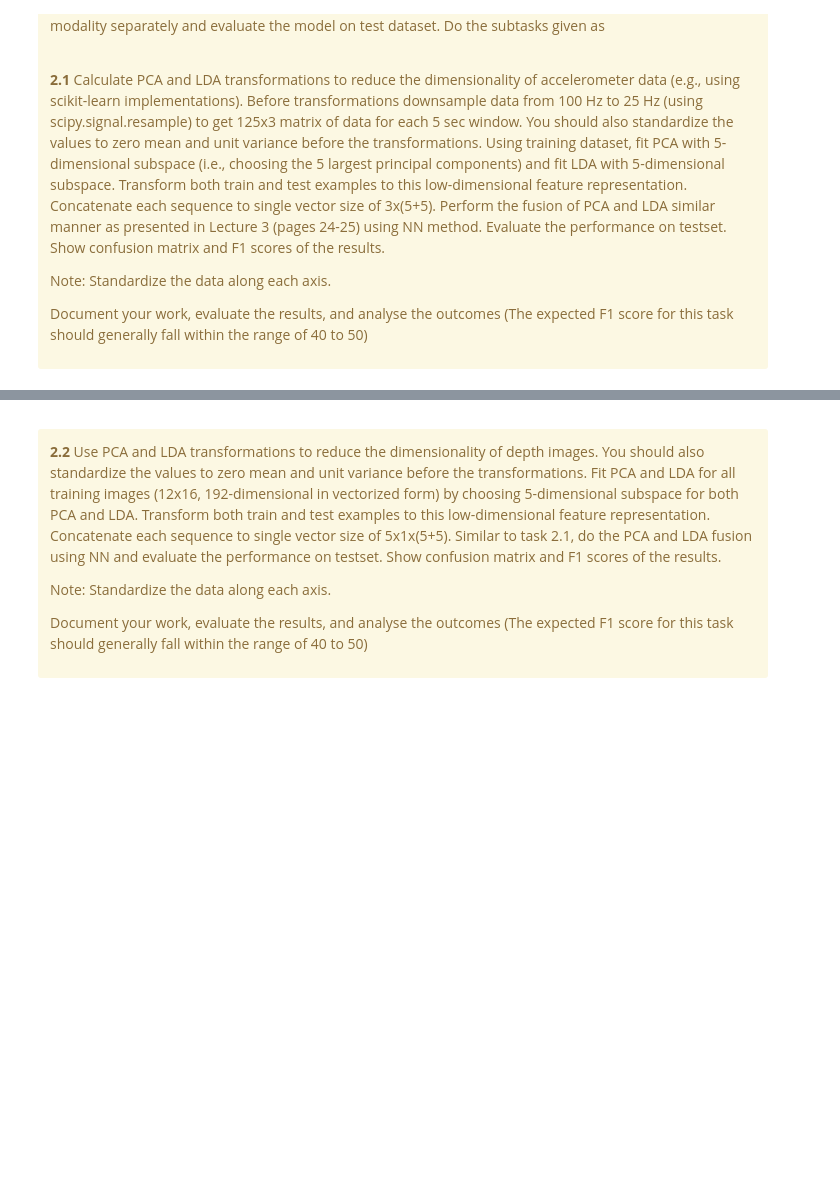
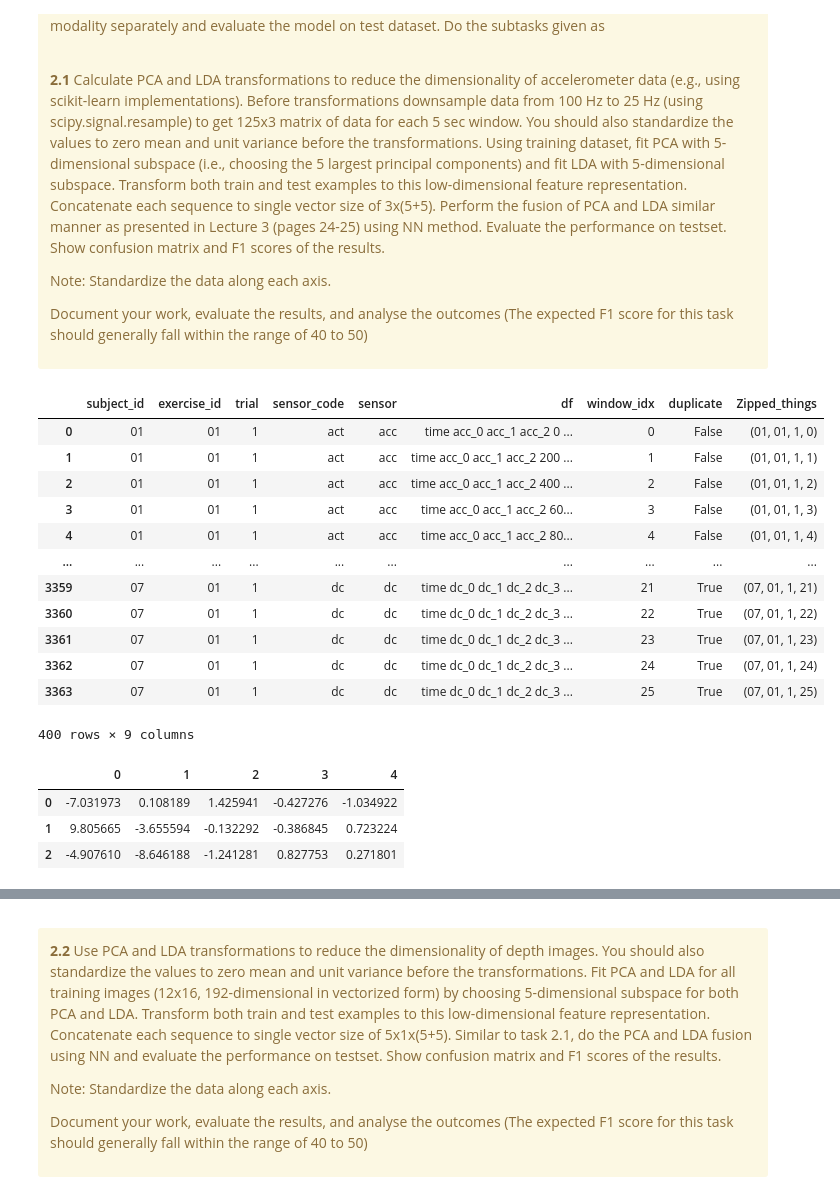
Before and after one commit to dHoundenko/Multi-Modal-Classification, a Jupyter notebook: project-work-MEx-classification.ipynb, the cells around one changed output, grey strips where cells are left out. Cells and saved outputs as stored; diff of their text form; code cells hidden in the pictures; blank space fills up the shorter version.

```diff
--- a/project-work-MEx-classification.ipynb
+++ b/project-work-MEx-classification.ipynb
@@ -358,0 +362,23 @@ time = np.arange(0,4990,40)
+# %%
+training_data[training_data['exercise_id'] == '01']
+# %% [output]
+|  | subject_id | exercise_id | trial | sensor_code | sensor | df | window_idx | duplicate | Zipped_things |
+| 0 | 01 | 01 | 1 | act | acc | time acc_0 acc_1 acc_2 0 ... | 0 | False | (01, 01, 1, 0) |
+| 1 | 01 | 01 | 1 | act | acc | time acc_0 acc_1 acc_2 200 ... | 1 | False | (01, 01, 1, 1) |
+| 2 | 01 | 01 | 1 | act | acc | time acc_0 acc_1 acc_2 400 ... | 2 | False | (01, 01, 1, 2) |
+| 3 | 01 | 01 | 1 | act | acc | time acc_0 acc_1 acc_2 60... | 3 | False | (01, 01, 1, 3) |
+| 4 | 01 | 01 | 1 | act | acc | time acc_0 acc_1 acc_2 80... | 4 | False | (01, 01, 1, 4) |
+| ... | ... | ... | ... | ... | ... | ... | ... | ... | ... |
+| 3359 | 07 | 01 | 1 | dc | dc | time dc_0 dc_1 dc_2 dc_3 ... | 21 | True | (07, 01, 1, 21) |
+| 3360 | 07 | 01 | 1 | dc | dc | time dc_0 dc_1 dc_2 dc_3 ... | 22 | True | (07, 01, 1, 22) |
+| 3361 | 07 | 01 | 1 | dc | dc | time dc_0 dc_1 dc_2 dc_3 ... | 23 | True | (07, 01, 1, 23) |
+| 3362 | 07 | 01 | 1 | dc | dc | time dc_0 dc_1 dc_2 dc_3 ... | 24 | True | (07, 01, 1, 24) |
+| 3363 | 07 | 01 | 1 | dc | dc | time dc_0 dc_1 dc_2 dc_3 ... | 25 | True | (07, 01, 1, 25) |
+400 rows × 9 columns
+# %%
+training_data_act['df'].iloc[0]
+# %% [output]
+|  | 0 | 1 | 2 | 3 | 4 |
+| 0 | -7.031973 | 0.108189 | 1.425941 | -0.427276 | -1.034922 |
+| 1 | 9.805665 | -3.655594 | -0.132292 | -0.386845 | 0.723224 |
+| 2 | -4.907610 | -8.646188 | -1.241281 | 0.827753 | 0.271801 |
```
Also changed, not shown: parts of 9 cells of this notebook.
